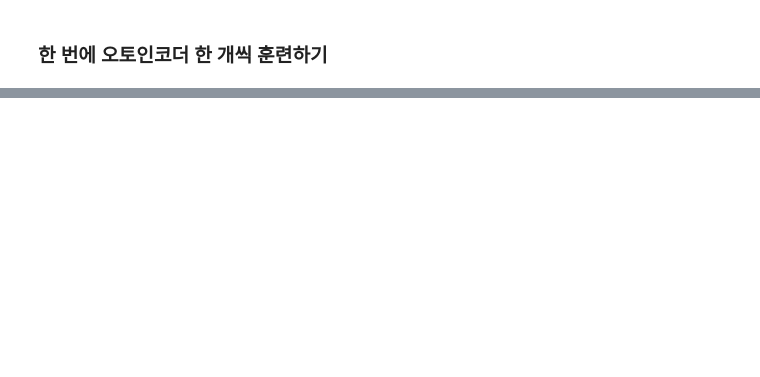
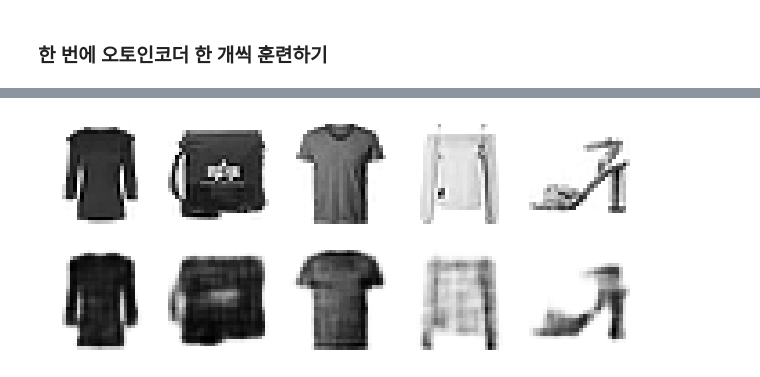
Before and after one commit to r0cd7b/autoencoders_and_gans, a Jupyter notebook: autoencoders_and_gans.ipynb, the cells around one changed output, grey strips where cells are left out. Cells and saved outputs as stored; diff of their text form; code cells hidden in the pictures; blank space fills up the shorter version.

```diff
--- a/autoencoders_and_gans.ipynb
+++ b/autoencoders_and_gans.ipynb
@@ -351,0 +348,24 @@ plt.show()
+# %%
+conv_encoder = keras.Sequential(
+    [
+        keras.layers.Reshape([28, 28, 1], input_shape=[28, 28]),
+        keras.layers.Conv2D(16, 3, padding='same', activation='selu'),
+        keras.layers.MaxPool2D(2),
+        keras.layers.Conv2D(32, 3, padding='same', activation='selu'),
+        keras.layers.MaxPool2D(2),
+        keras.layers.Conv2D(64, 3, padding='same', activation='selu'),
+        keras.layers.MaxPool2D(2)
+    ]
+)
+conv_decoder = keras.Sequential(
+    [
+        keras.layers.Conv2DTranspose(32, 3, 2, activation='selu', input_shape=[3, 3, 64]),
+        keras.layers.Conv2DTranspose(16, 3, 2, 'same', activation='selu'),
+        keras.layers.Conv2DTranspose(1, 3, 2, 'same', activation='sigmoid'),
+        keras.layers.Reshape([28, 28])
+    ]
+)
+conv_ae = keras.Sequential([conv_encoder, conv_decoder])
+conv_ae.compile(keras.optimizers.experimental.SGD(1.0), 'binary_crossentropy', [rounded_accuracy])
+# history = conv_ae.fit(X_train, X_train, epochs=5, validation_data=(X_valid, X_valid))
+history = conv_ae.fit(X_train, X_train, epochs=4, validation_data=(X_valid, X_valid))
@@ -351,0 +383,4 @@ plt.show()
+# %%
+show_reconstructions(conv_ae)
+plt.show()
+# %% [output]
@@ -351,0 +389 @@ plt.show()
+[figure, added]
```
Also changed, not shown: parts of 19 cells of this notebook, 3 other files.
